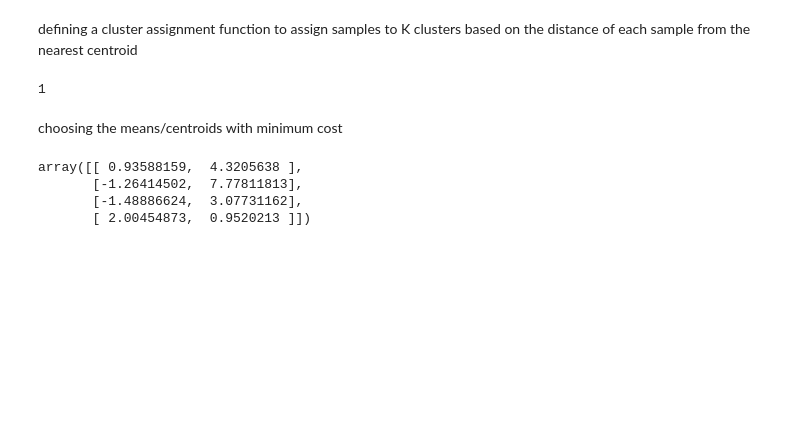
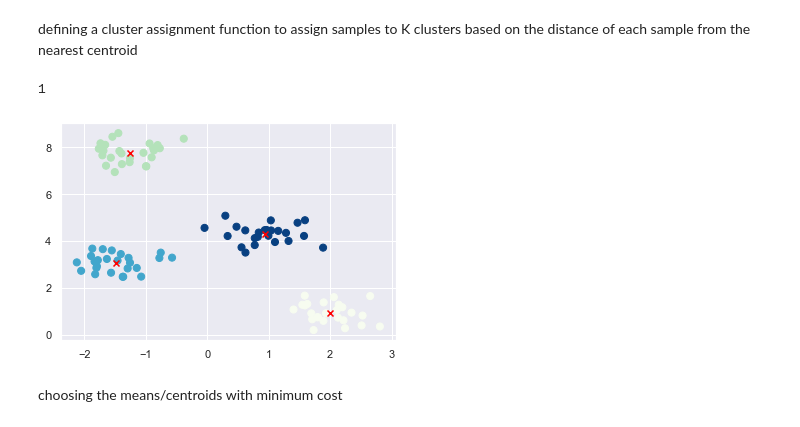
Before and after one commit to linearsachin/ml, a Jupyter notebook: kmeans.ipynb, the cells around one changed output. Cells and saved outputs as stored; diff of their text form; code cells hidden in the pictures; blank space fills up the shorter version.

```diff
--- a/kmeans.ipynb
+++ b/kmeans.ipynb
@@ -63,12 +65,9 @@ for i  in range(1000):
+# %%
+centroids,clusterassgn,costfunc = kmean(X,4,1000)
+plt.scatter(X[:, 0], X[:, 1], s=50,c=clusterassgn, cmap='GnBu');
+plt.scatter(centroids[:, 0], centroids[:, 1],color = 'red',marker='x')
+plt.show()
+# %% [output]
+[figure, added]
 # %% [markdown]
 choosing the means/centroids with minimum cost
-# %%
-min_cost_index=(cost_.index(min(cost_)))
-means_ = mean[min_cost_index]
-c_ = clsuter[min_cost_index]
-means_
-# %% [output]
-array([[ 0.93588159,  4.3205638 ],
-       [-1.26414502,  7.77811813],
-       [-1.48886624,  3.07731162],
-       [ 2.00454873,  0.9520213 ]])
```
Also changed, not shown: parts of 13 cells of this notebook.
